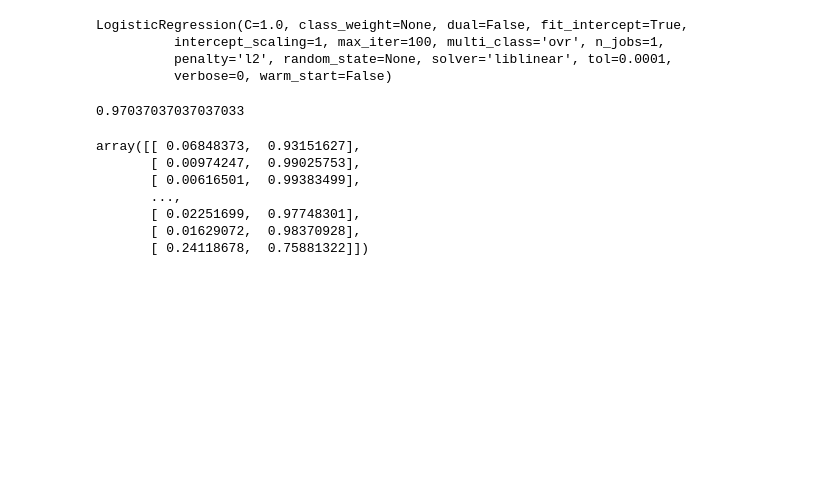
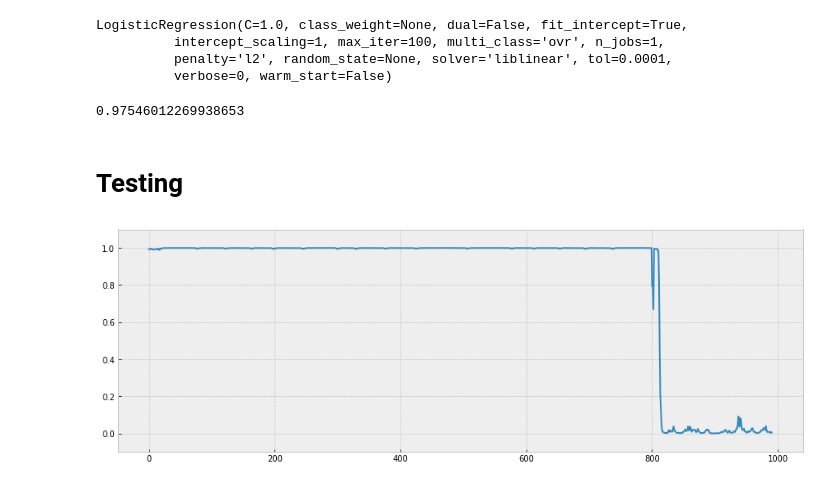
Before and after one commit to davidmcclure/strip-gutenberg-paratext, a Jupyter notebook: notebooks/01-exploration.ipynb, the cells around one changed output. Drawn from its saved outputs; the diff is of its cells as text; code cells hidden in the pictures; blank space fills up the shorter version.

```diff
--- a/notebooks/01-exploration.ipynb
+++ b/notebooks/01-exploration.ipynb
@@ -1,3 +1,9 @@
+# %%
+import matplotlib as mpl
+import matplotlib.pyplot as plt
+
+%matplotlib inline
+mpl.style.use('bmh')
 # %%
 from paratext import TrainingCorpus, TrainingText, Snippet
 
@@ -12,8 +18,8 @@ for path in corpus.paths():
 
     text = TrainingText.from_file(path)
 
-    front = text.get_front()
-    body = text.get_body_beginning()
+    front = text.front()
+    body = text.body_beginning()
 
     for lines in windowed(front.splitlines(), 10):
         snippet = Snippet('\n'.join(lines))
@@ -73,14 +79,30 @@ LogisticRegression(C=1.0, class_weight=None, dual=False, fit_intercept=True,
 # %%
 model.score(X_test, y_test)
 # %% [output]
-0.97037037037037033
+0.97546012269938653
-# %%
-model.predict_proba(X_test)
-# %% [output]
-array([[ 0.06848373,  0.93151627],
-       [ 0.00974247,  0.99025753],
-       [ 0.00616501,  0.99383499],
-       ...,
-       [ 0.02251699,  0.97748301],
-       [ 0.01629072,  0.98370928],
-       [ 0.24118678,  0.75881322]])
+# %% [markdown]
+# Testing
+# %%
+def plot_chunk_scores(path, lines=200):
+
+    text = Text.from_file(path)
+
+    beginning = text.text.splitlines()[:lines]
+
+    slices = []
+    for lines in windowed(beginning, 10):
+        snippet = Snippet('\n'.join(lines))
+        slices.append(snippet.features())
+
+    slices_df = pd.DataFrame(slices)
+
+    scores = model.predict_proba(slices_df)
+
+    plt.figure(figsize=(15, 5))
+    plt.ylim(-0.1, 1.1)
+    plt.plot(scores[:,1])
+    plt.show()
+# %%
+plot_chunk_scores('texts/2600-0.txt', 1000)
+# %% [output]
+[figure, added]
```
Also changed, not shown: parts of 5 cells of this notebook, 5 other files.
